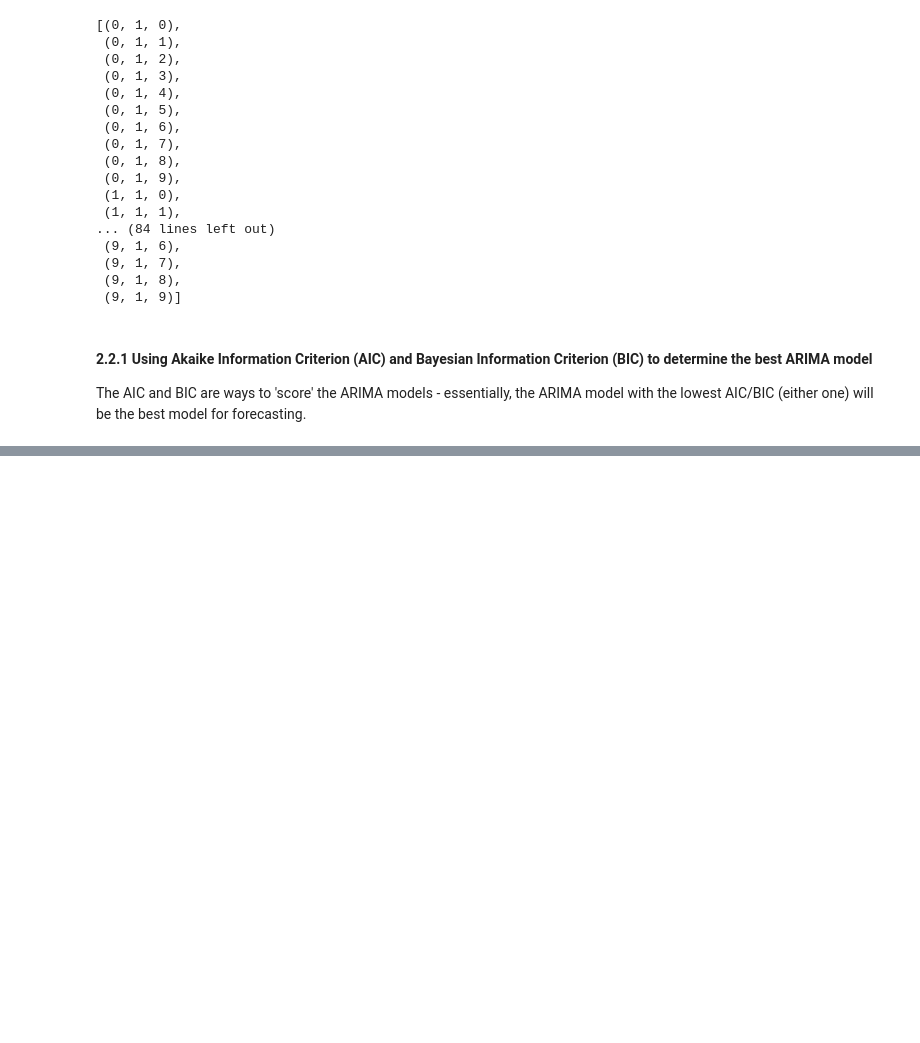
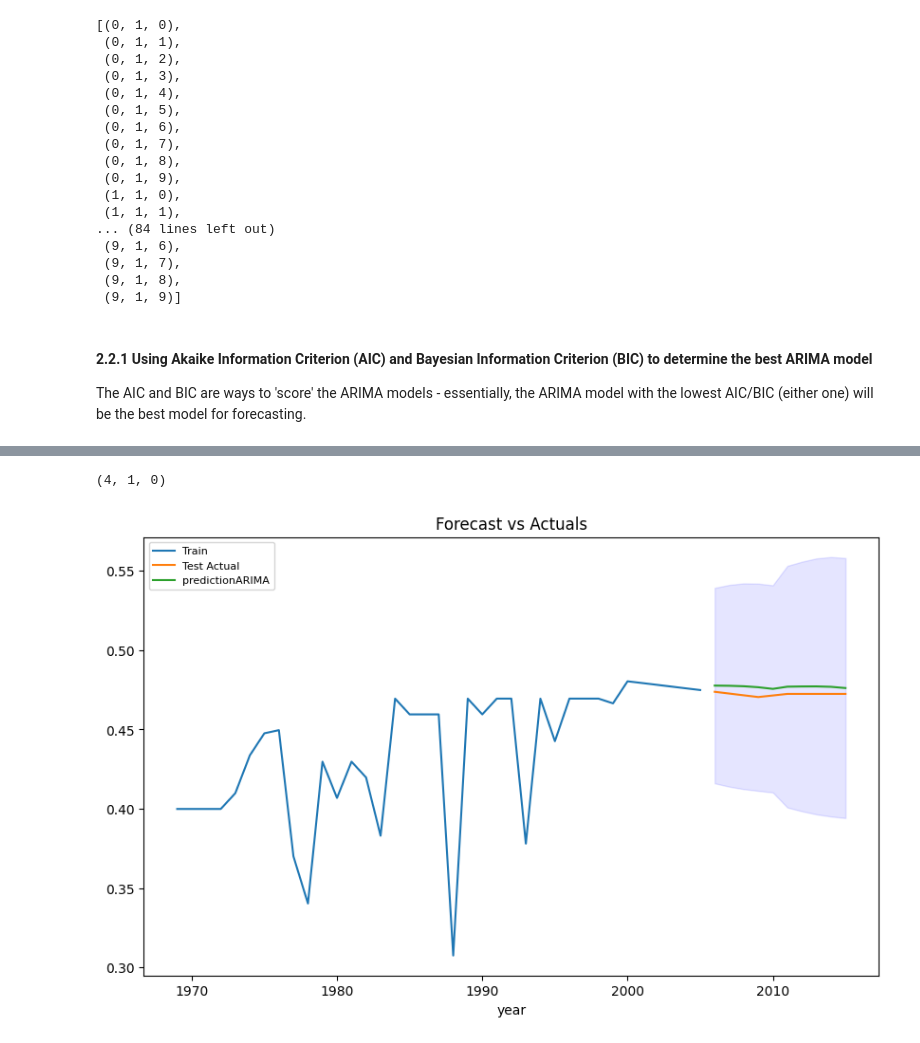
Before and after one commit to yonglau1999/HE4045-Group-Project, a Jupyter notebook: Project.ipynb, the cells around one changed output, grey strips where cells are left out. Drawn from its saved outputs; the diff is of its cells as text; code cells hidden in the pictures; blank space fills up the shorter version.

Commit message:
Singapore Pred

```diff
--- a/Project.ipynb
+++ b/Project.ipynb
@@ -259 +278,7 @@ print(results[['BIC']].min())
+# %%
+#To find the index - the p,d,q values - that give the lowest AIC values
+establishedmodel=results['AIC'].idxmin()
+establishedmodel # (p,d,q) values
+# %% [output]
+(4, 1, 0)
 # %%
@@ -262,23 +287,26 @@ model=ARIMA(train,order=establishedmodel).fit()
 # %%
 # Predict the values of the gini coefficient for the duration of the test data
 pred=model.predict(start=len(train),end=(len(singapore_df)-1))
-pred
+pred.index = test.index
 # %%
 #Plot graphs
 train.plot(legend=True, label='Train', figsize=(10,6)) # Plot train data
-test.plot(legend=True, label='Test Actual') # Plot test data (Actual Death Counts)
+test.plot(legend=True, label='Test Actual') # Plot test data
 pred.plot(legend=True, label='predictionARIMA') # Plot predicted values
 
 #Calculate and plot confidence intervals
-forecasts=model.get_forecast(13) #95% confidence interval
+forecasts=model.get_forecast(len(test)) #95% confidence interval
 ci=forecasts.conf_int()
+ci.index = pred.index
 lower_series = pd.Series(ci.loc[:,'lower gini_recalculated'])
 upper_series = pd.Series(ci.loc[:,'upper gini_recalculated'])
 
 plt.fill_between(lower_series.index, lower_series, upper_series,
                  color='b', alpha=.1)
 
 #Title and legend
 plt.title('Forecast vs Actuals')
 plt.legend(loc='upper left', fontsize=8)
 plt.show()
+# %% [output]
+[figure, added]
```
Also changed, not shown: parts of 7 cells of this notebook.
